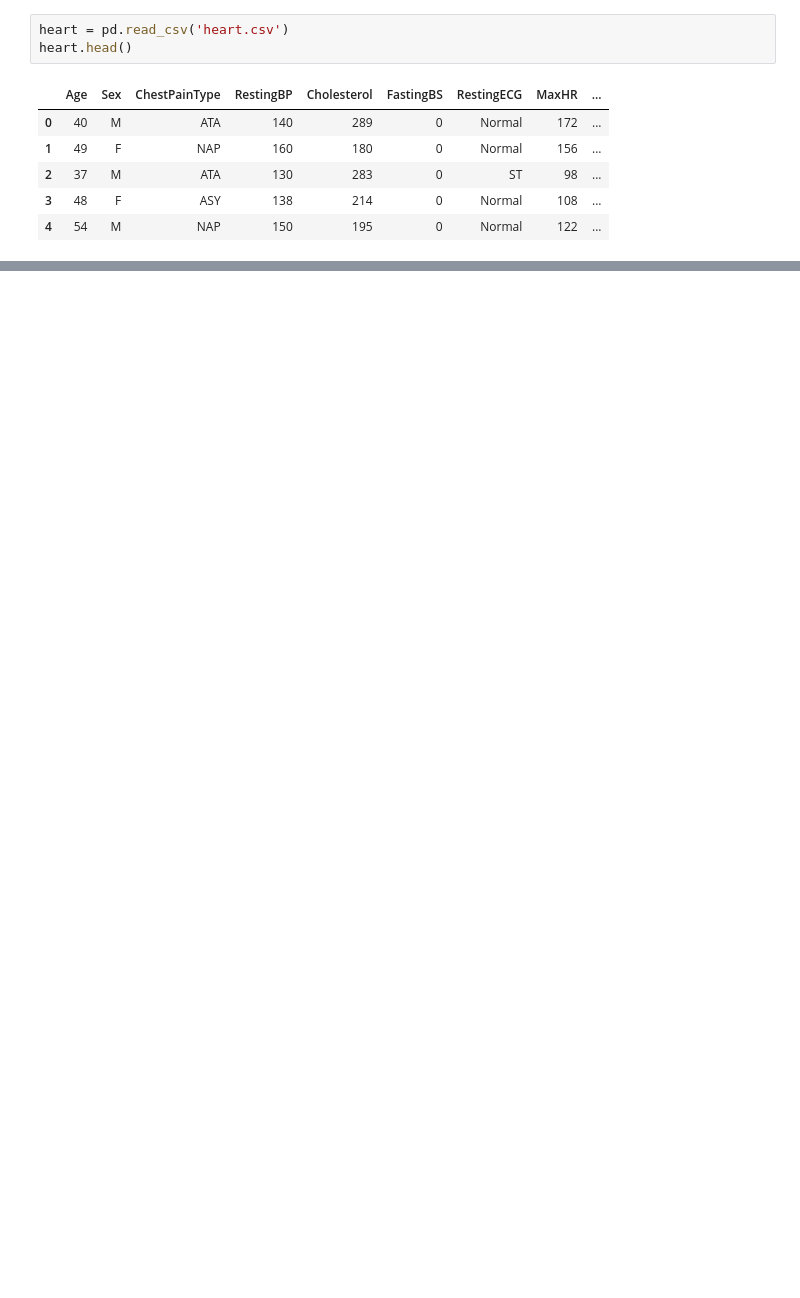
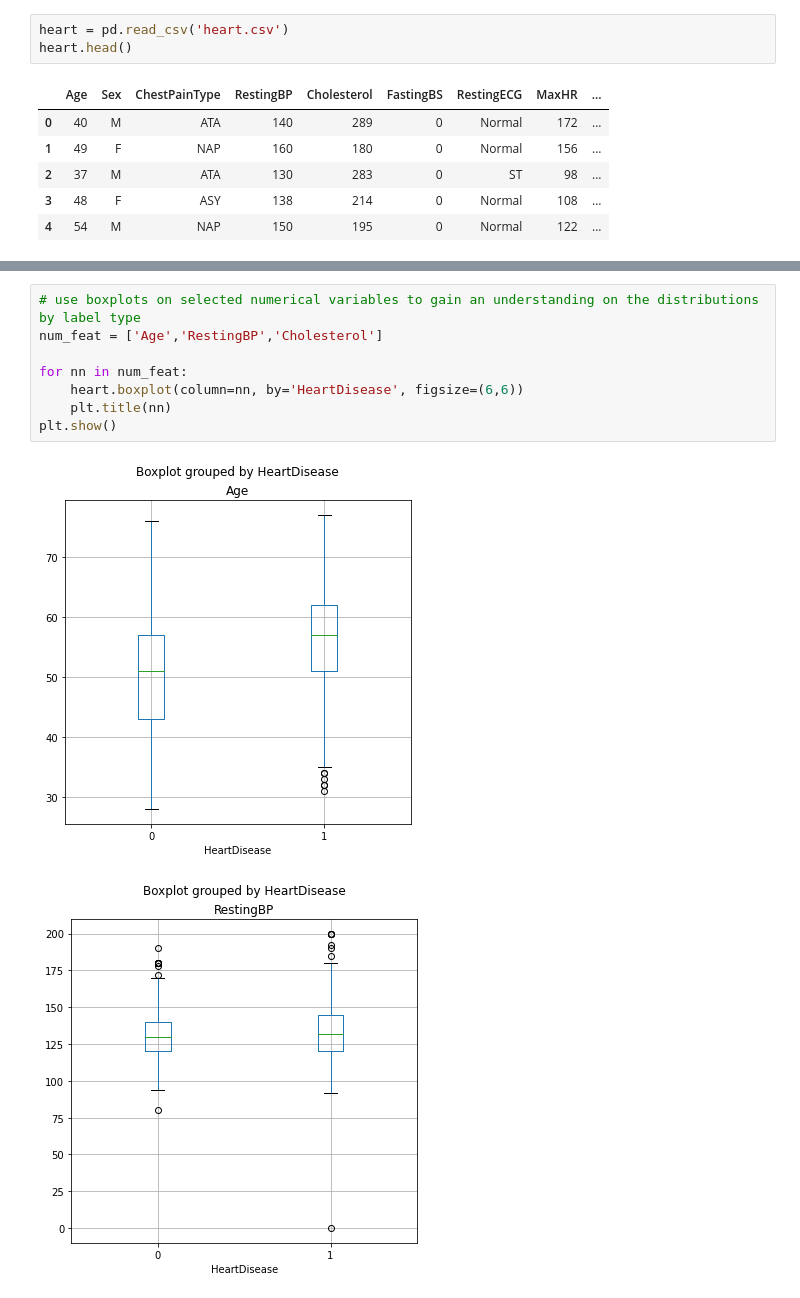
Before and after one commit to andrewbarwise/heart-disease, a Jupyter notebook: heart.ipynb, the cells around one changed output, grey strips where cells are left out. Saved outputs shown, nothing was run; the diff lists cells and outputs as text; blank space fills up the shorter version.

Commit message:
boxplots

```diff
--- a/heart.ipynb
+++ b/heart.ipynb
@@ -38,3 +40,14 @@ Label: 1
 Patient 5
 Features: [54, 'M', 'NAP', 150, 195, 0, 'Normal', 122, 'N', 0.0, 'Up']
 Label: 0
+# %%
+# use boxplots on selected numerical variables to gain an understanding on the distributions by label type
+num_feat = ['Age','RestingBP','Cholesterol']
+
+for nn in num_feat:
+    heart.boxplot(column=nn, by='HeartDisease', figsize=(6,6))
+    plt.title(nn)
+plt.show()
+# %% [output]
+[figure, added]
+[figure, added]
```
Also changed, not shown: parts of 3 cells of this notebook.
